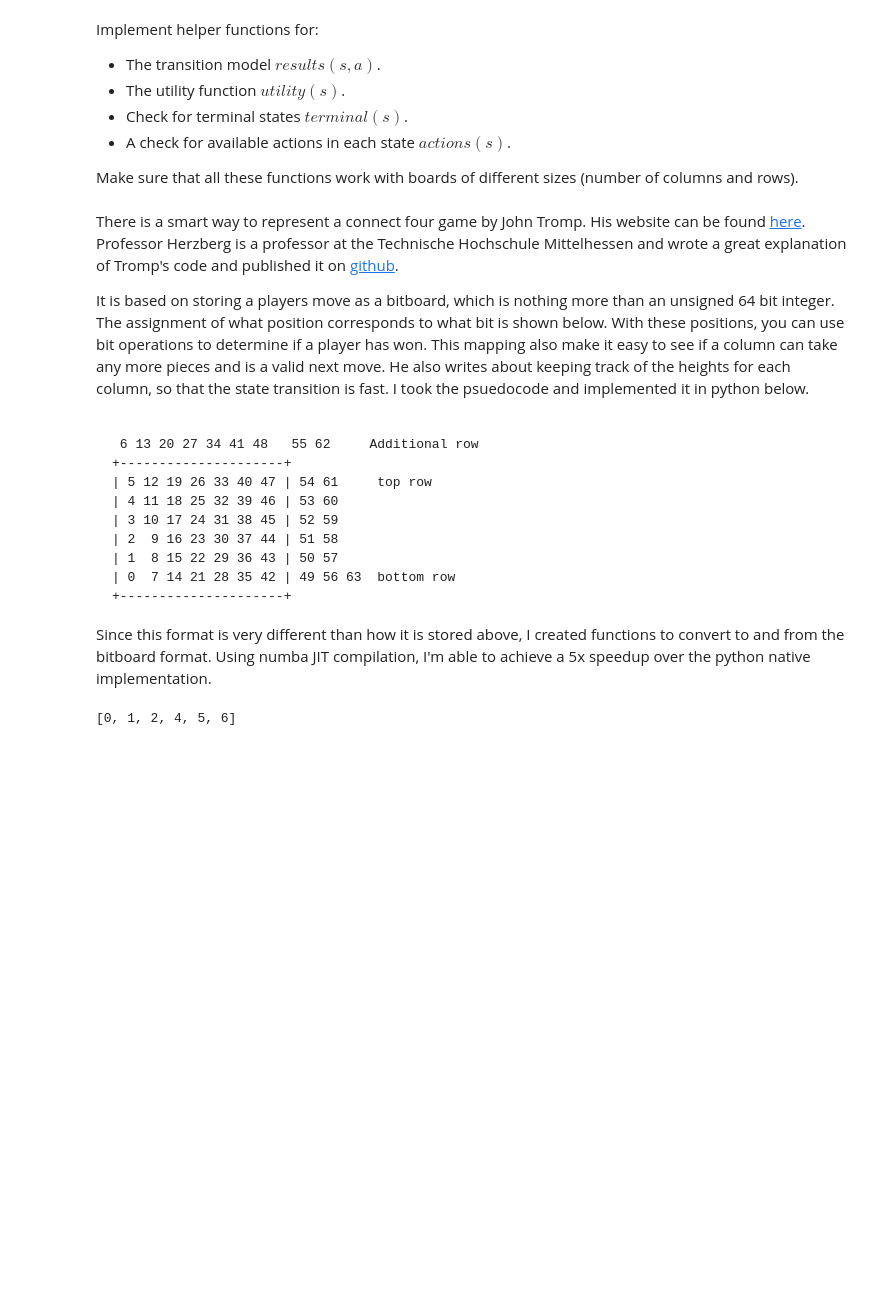
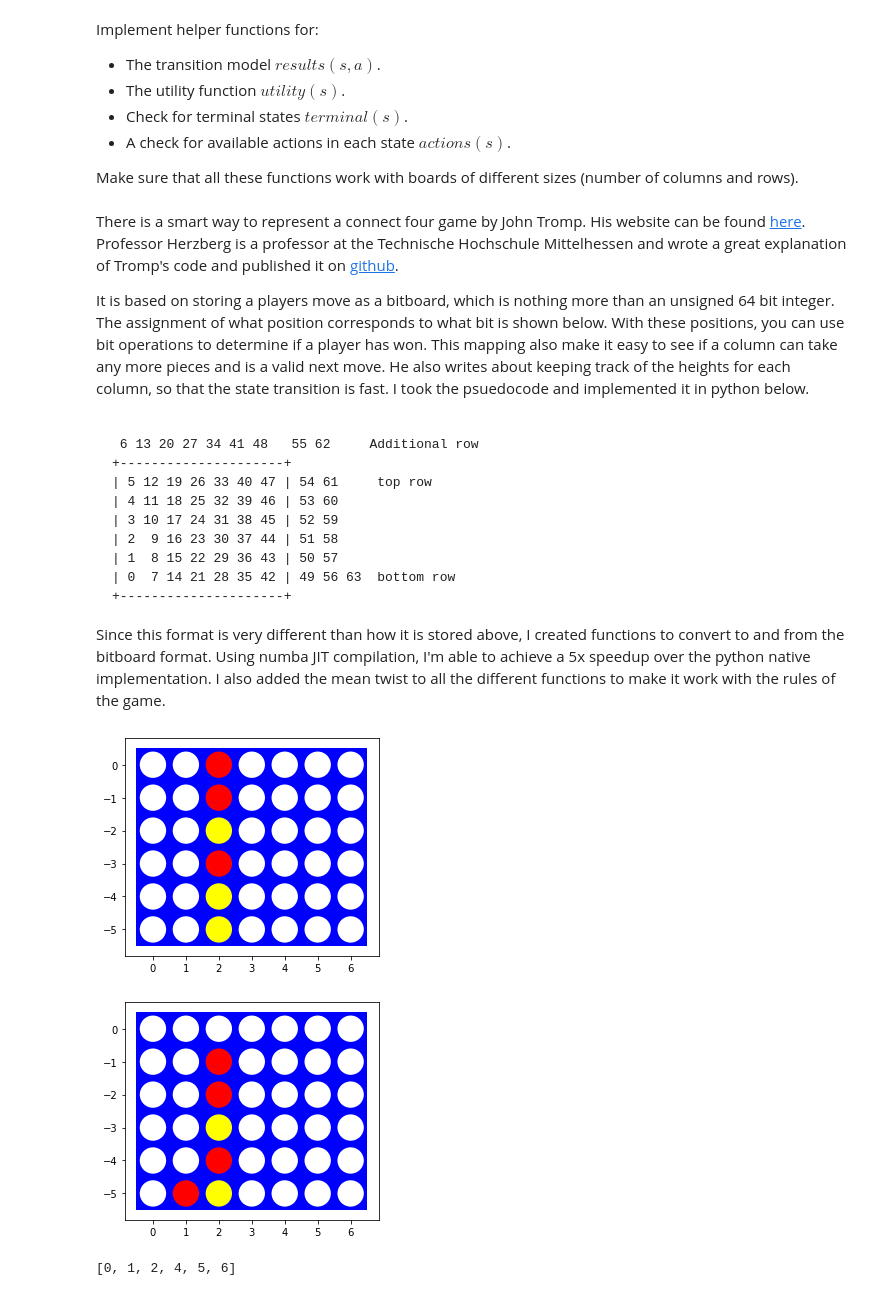
Before and after one commit to tmcnitt/Mean_Connect_Four, a Jupyter notebook: assignment_mean_connect4.ipynb, the cells around one changed output. Drawn from its saved outputs; the diff is of its cells as text; code cells hidden in the pictures; blank space fills up the shorter version.

```diff
--- a/assignment_mean_connect4.ipynb
+++ b/assignment_mean_connect4.ipynb
@@ -116,6 +116,6 @@ It is based on storing a players move as a bitboard, which is nothing more than
 +---------------------+
 ~~~
 
-Since this format is very different than how it is stored above, I created functions to convert to and from the bitboard format. Using numba JIT compilation, I'm able to achieve a 5x speedup over the python native implementation.
+Since this format is very different than how it is stored above, I created functions to convert to and from the bitboard format. Using numba JIT compilation, I'm able to achieve a 5x speedup over the python native implementation. I also added the mean twist to all the different functions to make it work with the rules of the game.
 # %%
 from numba import njit
@@ -219,6 +283,27 @@ def bitboards_to_class_board(boards):
             starting_heights[col] += 1
 
     return classboard
+# %%
+boards = make_bitboards()
+heights = make_bitboard_heights()
+
+make_bitboard_move(boards, heights, 1, 2)
+make_bitboard_move(boards, heights, 1, 2)
+make_bitboard_move(boards, heights, 0, 2)
+make_bitboard_move(boards, heights, 1, 2)
+make_bitboard_move(boards, heights, 0, 2)
+make_bitboard_move(boards, heights, 0, 2)
+
+classboard = bitboards_to_class_board(boards)
+visualize(classboard)
+
+switch_bitboard_column(boards, heights, 1, 2, 1)
+
+classboard = bitboards_to_class_board(boards)
+visualize(classboard)
+# %% [output]
+[figure, added]
+[figure, added]
 # %%
 boards = make_bitboards()
 heights = make_bitboard_heights()
```
Also changed, not shown: parts of 6 cells of this notebook.
